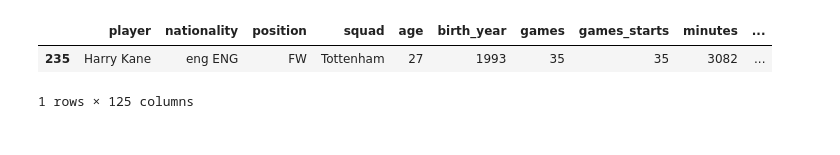
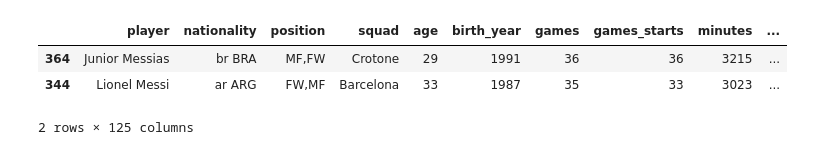
Before and after one commit to shreyansh273/Football-Scouting, a Jupyter notebook: Player_stats.ipynb, the cells around one changed output. Saved outputs shown, nothing was run; the diff lists cells and outputs as text; code cells hidden in the pictures.

Commit message:
Updated code to run for top 5 leagues

```diff
--- a/Player_stats.ipynb
+++ b/Player_stats.ipynb
@@ -32,13 +32,14 @@ drop_columns = {
      'possession' : ['index', 'Rk', 'Matches'],
       'gca' : ['index', 'Rk', 'Matches']
 }
+# %%
+leagues = [ [9,'Premier-League'], [13,'Ligue-1'], [20,'Bundesliga'], [11,'Serie-A'], [12,'La-Liga'] ]
 # %%
 def get_player_stats(league):
   stats_required = ['stats','shooting','passing','defense','possession','gca']
   combined_table = pd.DataFrame()
   for i in range(len(stats_required)):
-    print(stats_required[i])
-    url = 'https://fbref.com/en/comps/9/'+str(stats_required[i])+'/'+str(league)+'-Stats'
+    url = 'https://fbref.com/en/comps/'+str(league[0])+'/'+str(stats_required[i])+'/'+str(league[1])+'-Stats'
     html_content = requests.get(url).text.replace('<!--', '').replace('-->', '')
     df = pd.read_html(html_content)
     df[2].columns = df[2].columns.droplevel(0) # drop top header row
@@ -48,5 +49,3 @@ def get_player_stats(league):
     combined_table = pd.concat([combined_table, df[2]], axis=1)
     combined_table = combined_table.loc[:,~combined_table.columns.duplicated()]
   return combined_table
-# %%
-player_stats = get_player_stats('Premier-League')
@@ -69,0 +52,6 @@ player_stats.head()
+# %%
+all_player_stats = pd.DataFrame(columns=['player'])
+for i in range(len(leagues)):
+  print(leagues[i][1])
+  player_stats = get_player_stats(leagues[i])
+  all_player_stats = all_player_stats.append(player_stats)
@@ -70,7 +80,8 @@ player_stats.head()
 # %%
-player_stats[player_stats.player.str.contains("Kane")]
+all_player_stats[all_player_stats.player.str.contains("Messi")]
 # %% [output]
 |  | player | nationality | position | squad | age | birth_year | games | games_starts | minutes | ... |
-| 235 | Harry Kane | eng ENG | FW | Tottenham | 27 | 1993 | 35 | 35 | 3082 | ... |
+| 364 | Junior Messias | br BRA | MF,FW | Crotone | 29 | 1991 | 36 | 36 | 3215 | ... |
+| 344 | Lionel Messi | ar ARG | FW,MF | Barcelona | 33 | 1987 | 35 | 33 | 3023 | ... |
-1 rows × 125 columns
+2 rows × 125 columns
 # %%
```
Also changed, not shown: parts of 6 cells of this notebook.
